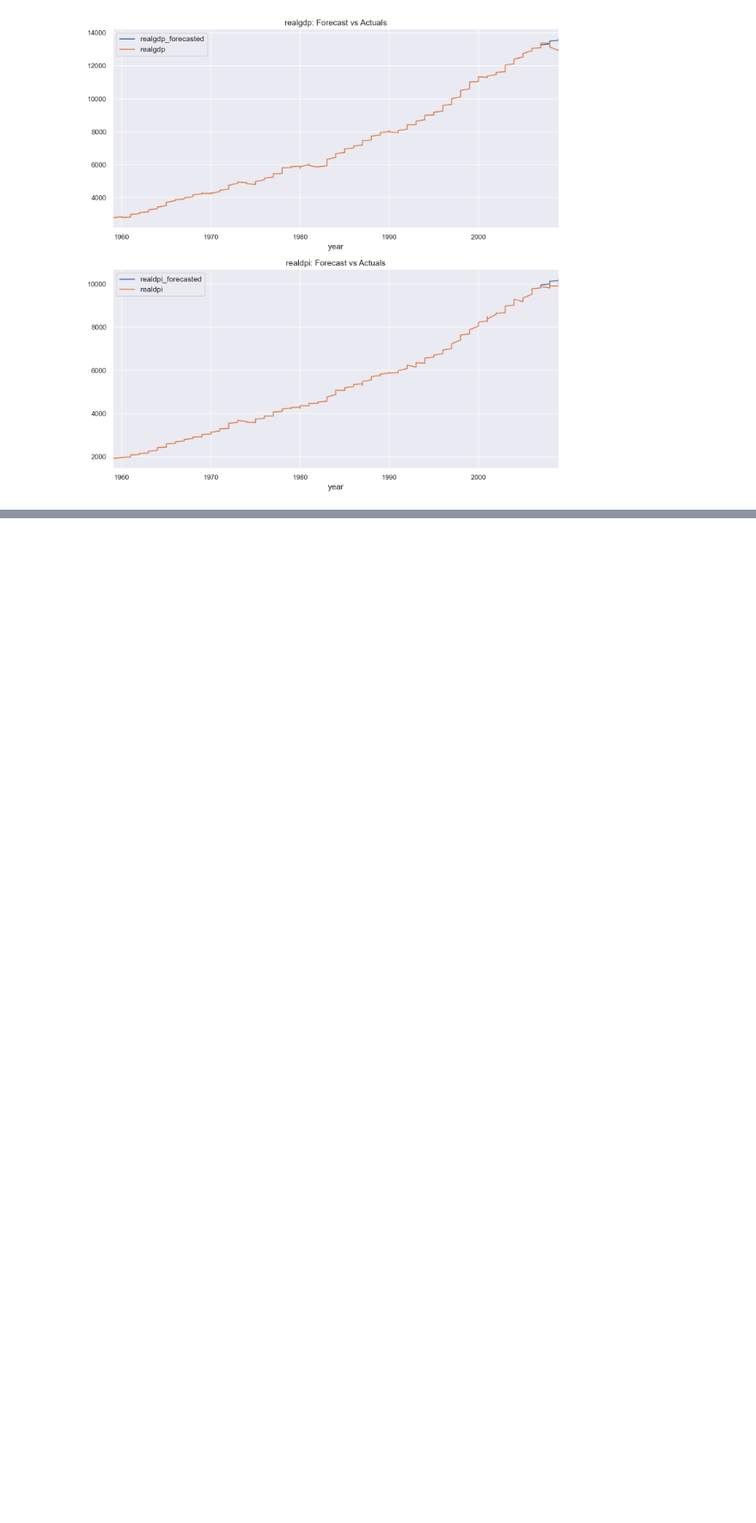
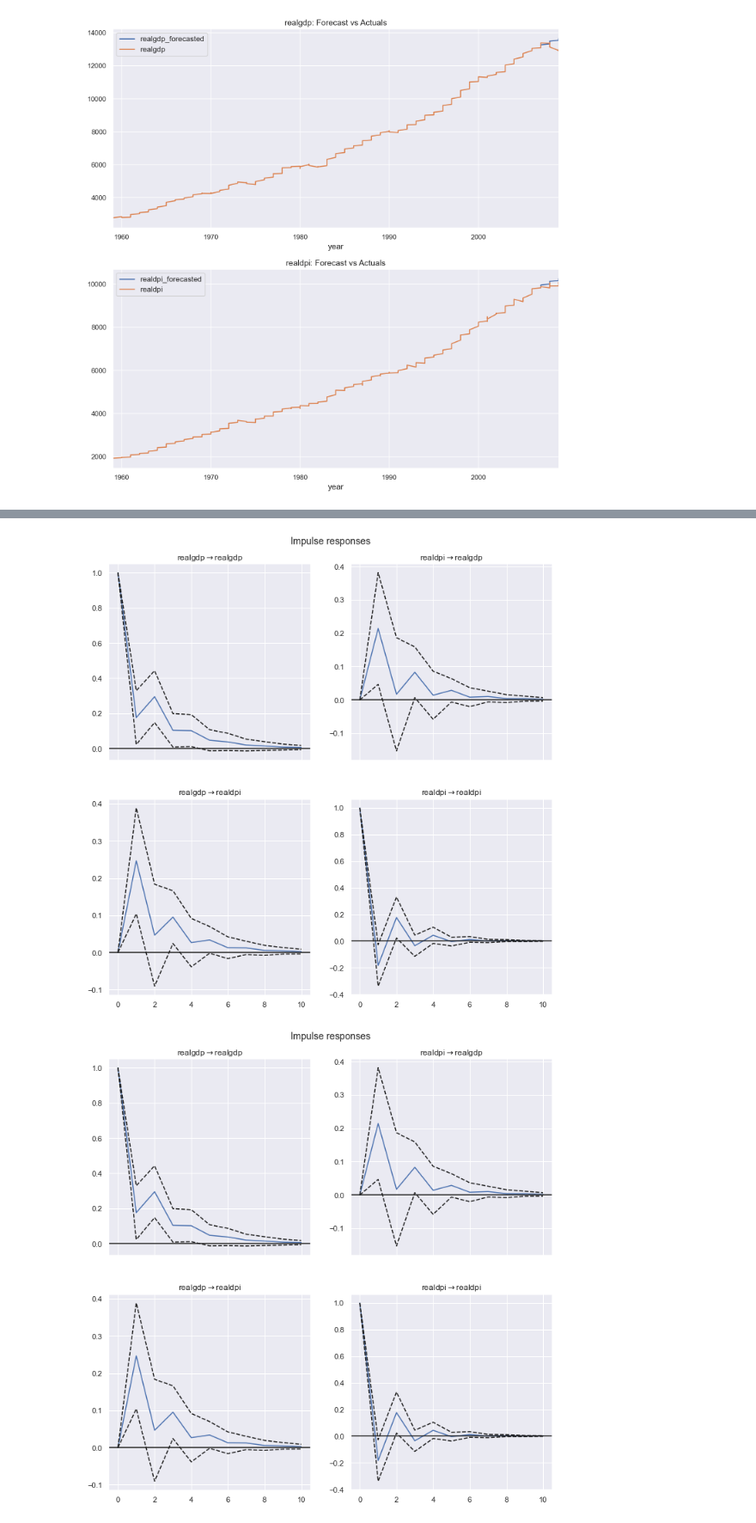
Before and after one commit to xxl4tomxu98/econometrics-gdp-dpi-VAR, a Jupyter notebook: real-world-VAR.ipynb, the cells around one changed output, grey strips where cells are left out. Shown: that part at 86% size. Drawn from its saved outputs; the diff is of its cells as text; code cells hidden in the pictures; blank space fills up the shorter version.

```diff
--- a/real-world-VAR.ipynb
+++ b/real-world-VAR.ipynb
@@ -168,0 +191,6 @@ plt.tight_layout()
+# %%
+irf = results.irf(10)
+irf.plot(orth=False)
+# %% [output]
+[figure, added]
+[figure, added]
```
Also changed, not shown: parts of 12 cells of this notebook.
